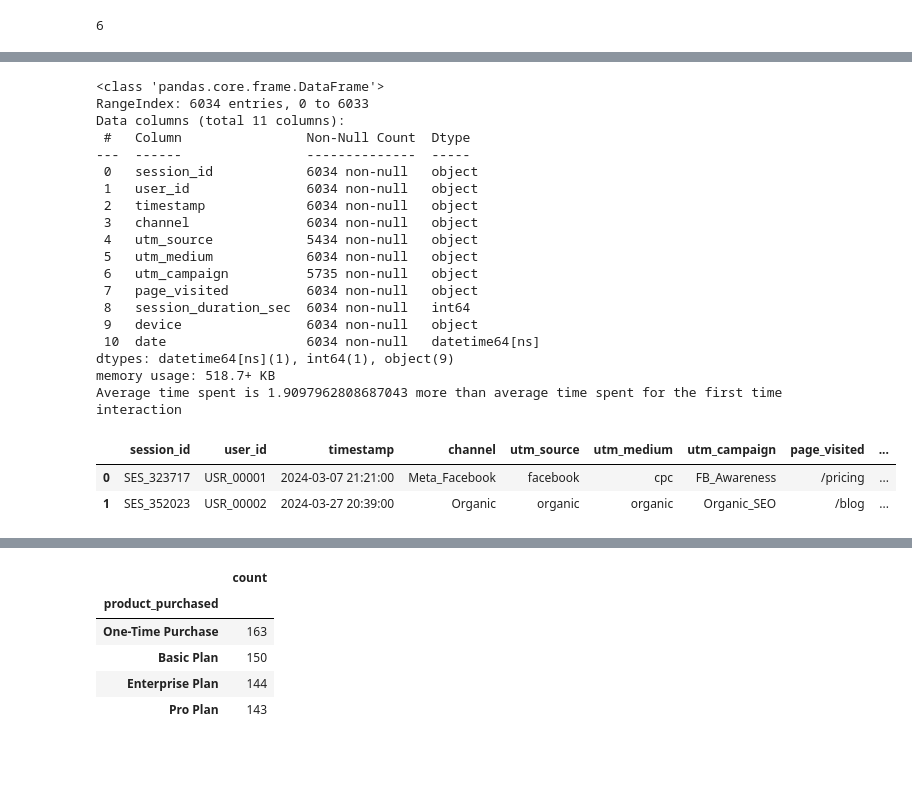
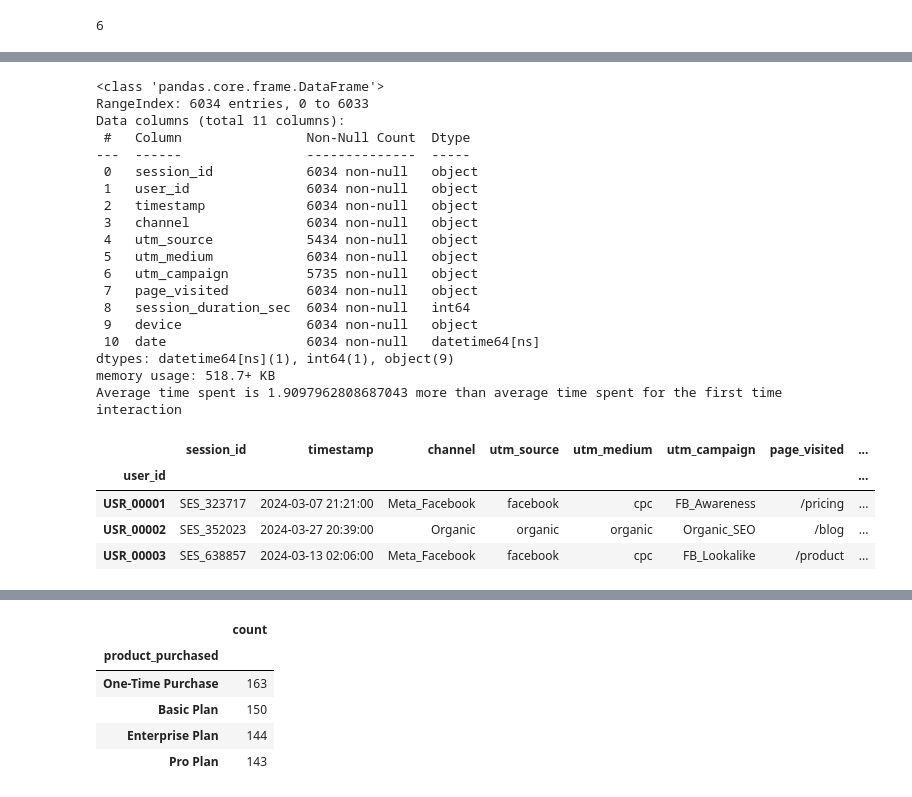
Before and after one commit to banerjee109/Infotact-Data-Team-2, a Jupyter notebook: Assignmenet_1_Roughbook.ipynb, the cells around one changed output, grey strips where cells are left out. Cells and saved outputs as stored; diff of their text form; code cells hidden in the pictures; blank space fills up the shorter version.

Commit message:
Fixed first touch attribution in web_log_df

```diff
--- a/Assignmenet_1_Roughbook.ipynb
+++ b/Assignmenet_1_Roughbook.ipynb
@@ -362,36 +368,41 @@ first_touch[["timestamp","utm_campaign","utm_source"]].head(10)
 a=first_touch["session_duration_sec"].mean()
 b=web_log_df["session_duration_sec"].mean()
 c= b-a
 c
 print("Average time spent is", c,"more than average time spent for the first time interaction")
 web_log_df.head(3)
 web_log_df["page_visited"].nunique()
 web_log_df.groupby(["page_visited"])["session_duration_sec"].agg(['sum','mean'])
 web_log_df.groupby(["page_visited","device"])["session_duration_sec"].agg(['sum','mean'])
 web_log_df.head(2)
+web_log_df.sort_values(["user_id","date","timestamp"])
+first_touch_attribution = web_log_df.groupby("user_id").first()
+first_touch_attribution.head(3)
 # %% [output]
 <class 'pandas.core.frame.DataFrame'>
 RangeIndex: 6034 entries, 0 to 6033
 Data columns (total 11 columns):
  #   Column                Non-Null Count  Dtype
 ---  ------                --------------  -----
  0   session_id            6034 non-null   object
  1   user_id               6034 non-null   object
  2   timestamp             6034 non-null   object
  3   channel               6034 non-null   object
  4   utm_source            5434 non-null   object
  5   utm_medium            6034 non-null   object
  6   utm_campaign          5735 non-null   object
  7   page_visited          6034 non-null   object
  8   session_duration_sec  6034 non-null   int64
  9   device                6034 non-null   object
  10  date                  6034 non-null   datetime64[ns]
 dtypes: datetime64[ns](1), int64(1), object(9)
 memory usage: 518.7+ KB
 Average time spent is 1.9097962808687043 more than average time spent for the first time interaction
-|  | session_id | user_id | timestamp | channel | utm_source | utm_medium | utm_campaign | page_visited | ... |
-| 0 | SES_323717 | USR_00001 | 2024-03-07 21:21:00 | Meta_Facebook | facebook | cpc | FB_Awareness | /pricing | ... |
-| 1 | SES_352023 | USR_00002 | 2024-03-27 20:39:00 | Organic | organic | organic | Organic_SEO | /blog | ... |
+|  | session_id | timestamp | channel | utm_source | utm_medium | utm_campaign | page_visited | ... |
+| user_id |  |  |  |  |  |  |  | ... |
+| USR_00001 | SES_323717 | 2024-03-07 21:21:00 | Meta_Facebook | facebook | cpc | FB_Awareness | /pricing | ... |
+| USR_00002 | SES_352023 | 2024-03-27 20:39:00 | Organic | organic | organic | Organic_SEO | /blog | ... |
+| USR_00003 | SES_638857 | 2024-03-13 02:06:00 | Meta_Facebook | facebook | cpc | FB_Lookalike | /product | ... |
 # %%
 import pandas as pd
 crm_df=pd.read_csv("crm_conversion_data.csv")
```
Also changed, not shown: parts of 3 cells of this notebook.
